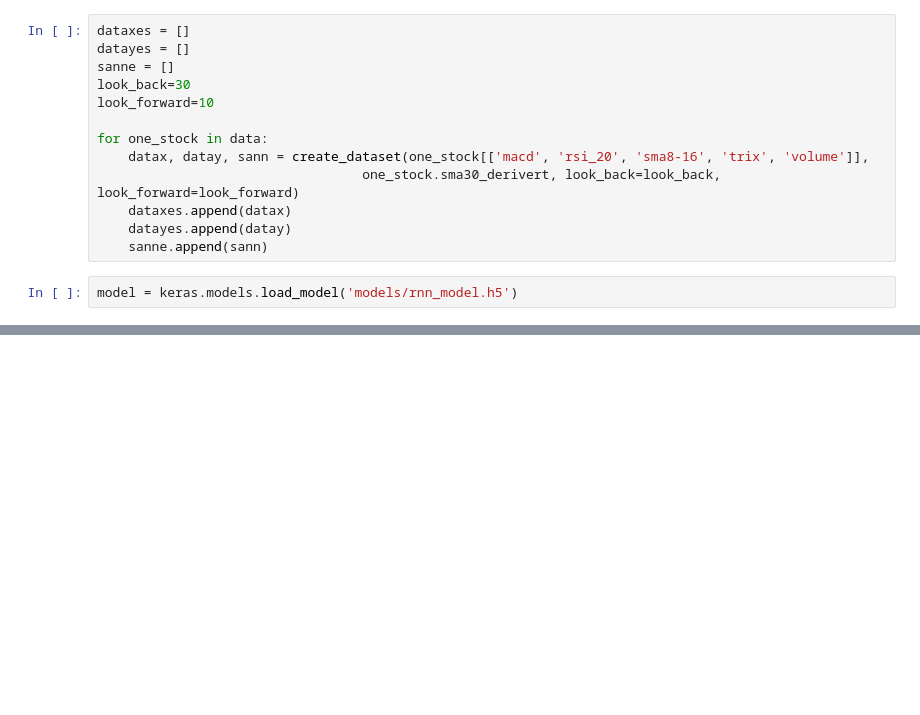
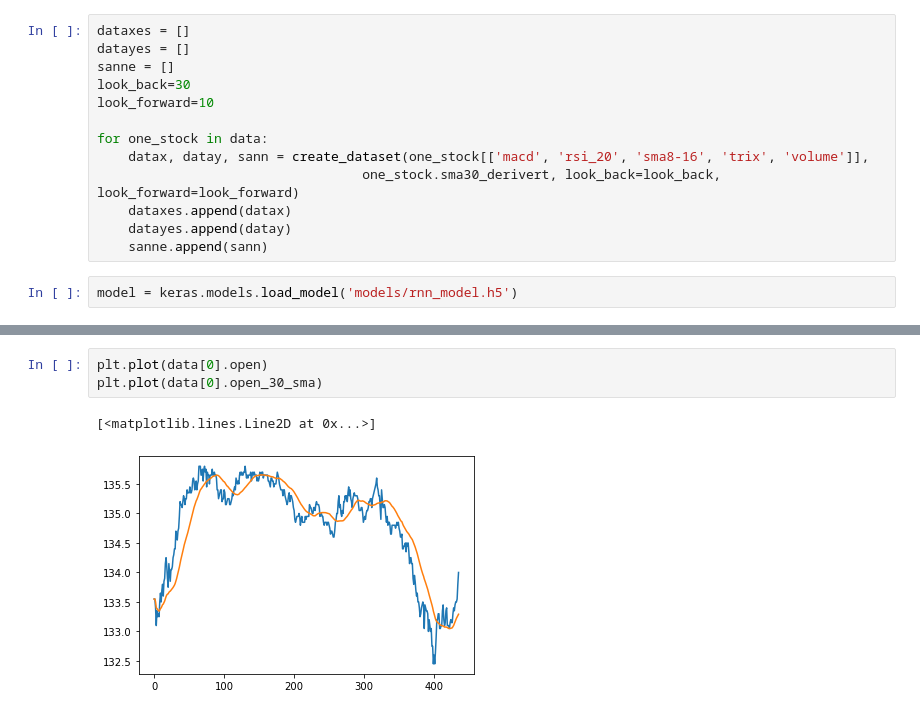
Before and after one commit to stianteien/instradag, a Jupyter notebook: RNN_use.ipynb, the cells around one changed output, grey strips where cells are left out. Cells and saved outputs as stored; diff of their text form; blank space fills up the shorter version.

```diff
--- a/RNN_use.ipynb
+++ b/RNN_use.ipynb
@@ -144 +162,7 @@ evaluate_trade(data[0], model.predict(dataxes[0]), look_back)
 [figure]
+# %%
+plt.plot(data[0].open)
+plt.plot(data[0].open_30_sma)
+# %% [output]
+[<matplotlib.lines.Line2D at 0x...>]
+[figure, added]
```
Also changed, not shown: parts of 3 cells of this notebook.
